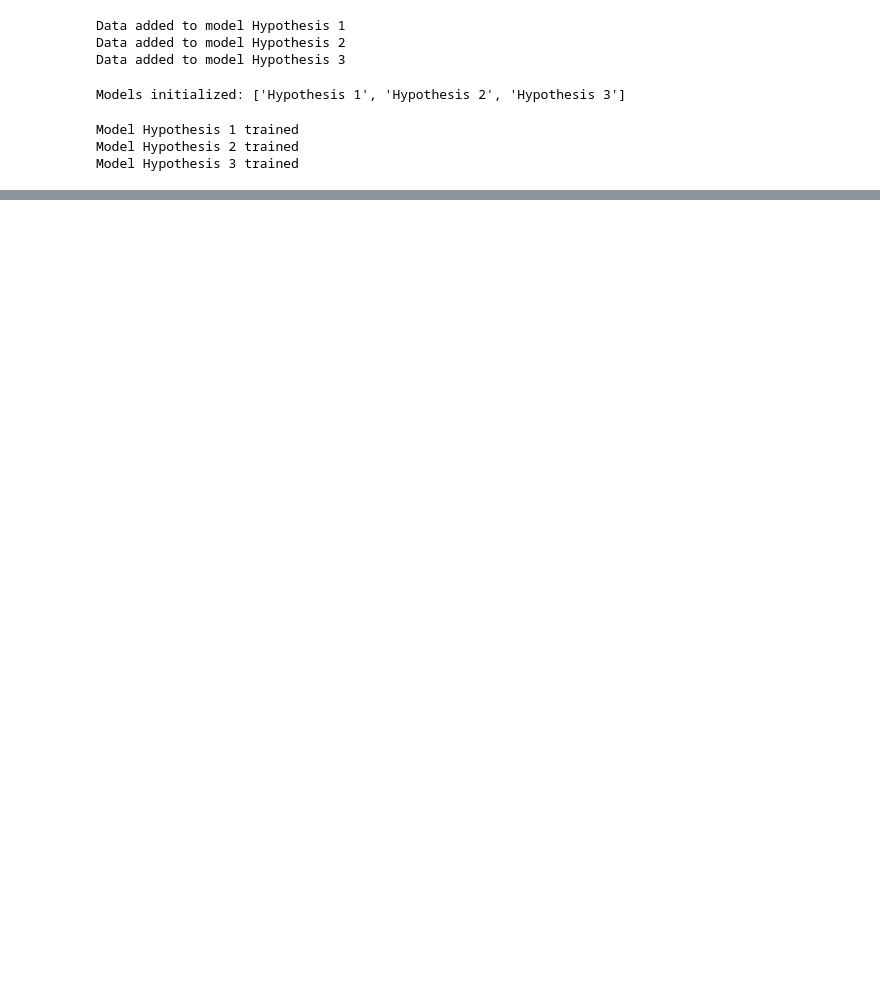
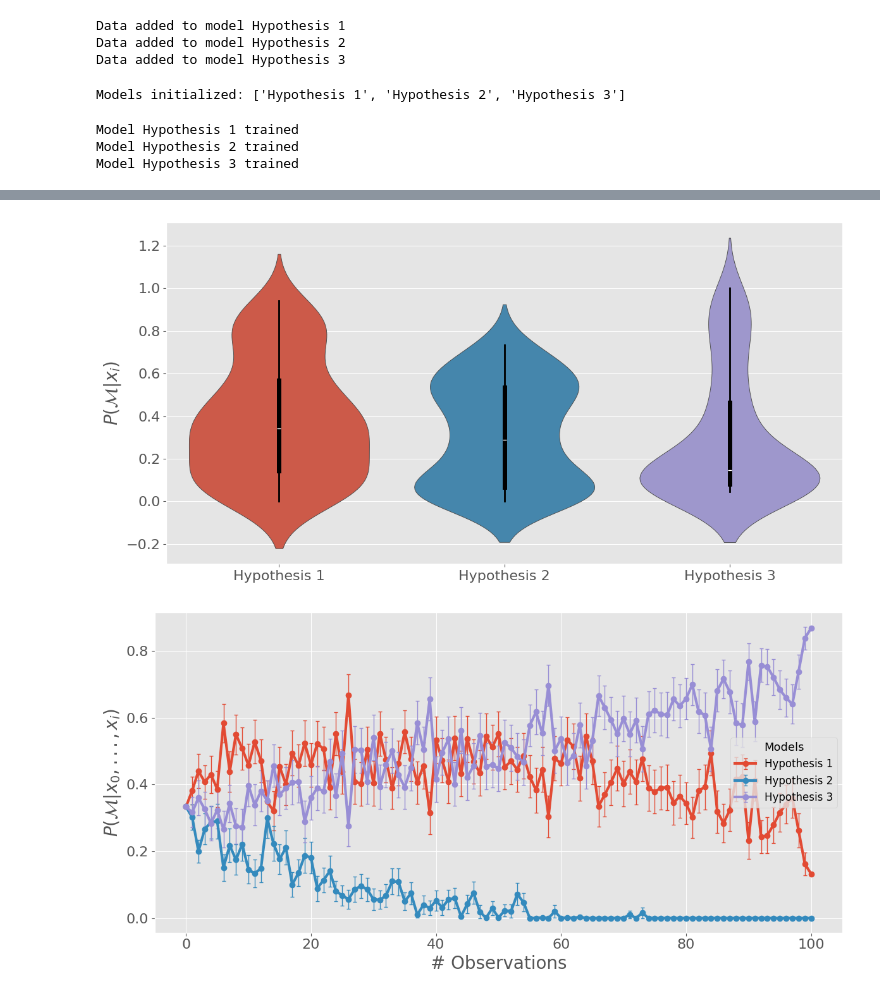
Before and after one commit to bGuenes/COMPASS, a Jupyter notebook: test_model.ipynb, the cells around one changed output, grey strips where cells are left out. Drawn from its saved outputs; the diff is of its cells as text; code cells hidden in the pictures; blank space fills up the shorter version.

```diff
--- a/test_model.ipynb
+++ b/test_model.ipynb
@@ -123 +122,6 @@ mtf.plot_model_comp(n_models=3)
+# %%
+mtf.plot_comparison()
+# %% [output]
+[figure, added]
+[figure, added]
 # %%
```
Also changed, not shown: parts of 11 cells of this notebook, 15 other files.
